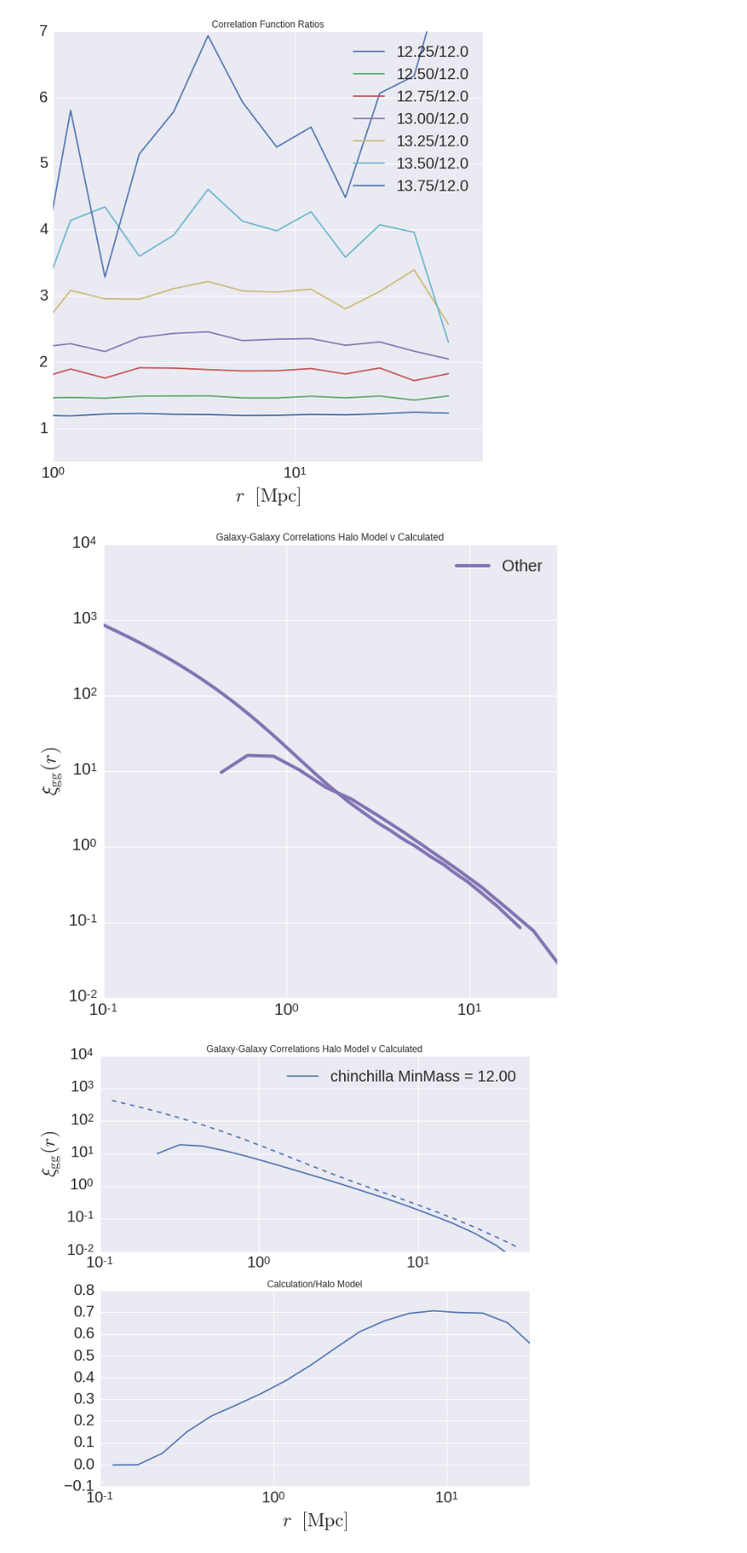
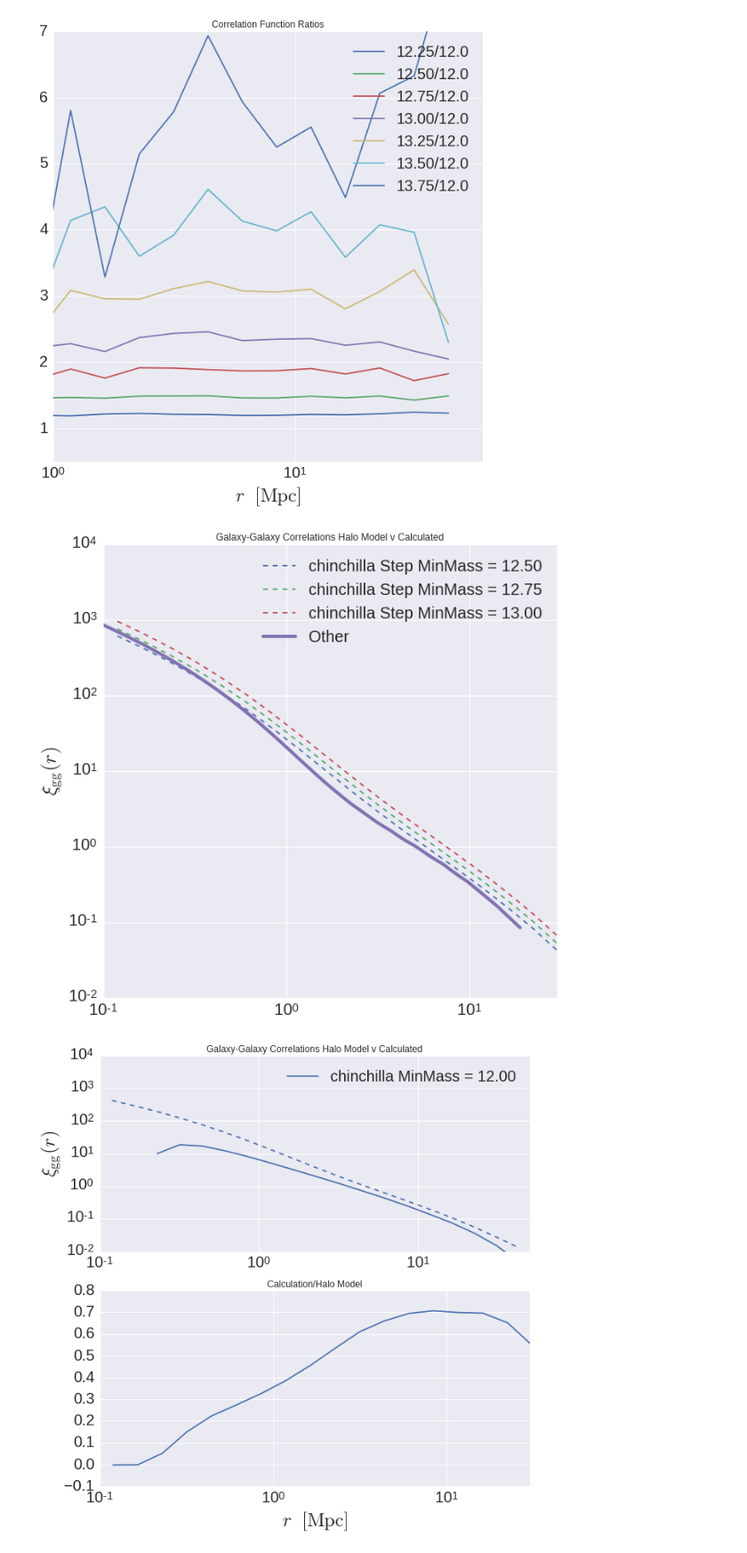
Before and after one commit to mclaughlin6464/HODEmulator, a Jupyter notebook: predictionsVCalculated.ipynb, the cells around one changed output. Shown at 89% size. Cells and saved outputs as stored; diff of their text form; code cells hidden in the pictures.

Commit message:
Moving to figure out what's wrong with Elizabeth's predictions.

```diff
--- a/predictionsVCalculated.ipynb
+++ b/predictionsVCalculated.ipynb
@@ -304,36 +304,36 @@ plt.show()
 # %%
 colors = cycle(sns.color_palette())
 
 fig = plt.figure(figsize = (10,10))
 mMins = [12.0+i*0.25 for i in xrange(2,5)]
 for mMin, color in zip(mMins, colors):
     #fig = plt.figure(figsize = (10,10))
     rbins = np.logspace(-1, 1.7, 20)
     rbin_centers = (rbins[1:]+rbins[:-1])/2
 
     #MPC/h v MPC issue?
     #plt.plot(rbin_centers, xi_all, alpha = 1,
     #         label = label, color = color)
     #plt.plot(rbin_centers, data[mMin], label = '%s Step MinMass = %.2f'%(sim, mMin), color = color)
-    #plt.plot(predictions[mMin][:,0], predictions[mMin][:,1], ls = '--', color = color )
+    plt.plot(predictions[mMin][:,0], predictions[mMin][:,1], ls = '--', color = color,label = '%s Step MinMass = %.2f'%(sim, mMin)  )
 
 color = next(colors)
-plt.plot(working_step[0], working_step[1], label = 'Other', color = color, lw =4)
-plt.plot(working_step[2][:,0], working_step[2][:,1], lw = 4, color = color)
+#plt.plot(working_step[0], working_step[1], label = 'Other', color = color, lw =4)
+plt.plot(working_step[2][:,0], working_step[2][:,1], lw = 4,label = 'Other', color = color)
 
 plt.title('Galaxy-Galaxy Correlations Halo Model v Calculated')
 plt.xlim(xmin = 0.1, xmax = 30)
 plt.ylim(ymin = 1e-2, ymax = 1e4)
 plt.loglog()
 plt.xticks(fontsize=20)
 plt.yticks(fontsize=20)
 #plt.xlabel(r'$r $  $\rm{[Mpc]}$', fontsize=25)
 plt.ylabel(r'$\xi_{\rm gg}(r)$', fontsize=25)
 plt.legend(loc='best', fontsize=20)
 
 plt.show()
 # %% [output]
-[figure, old version]
+[figure, new version]
 # %%
 colors = sns.color_palette()
 
```
